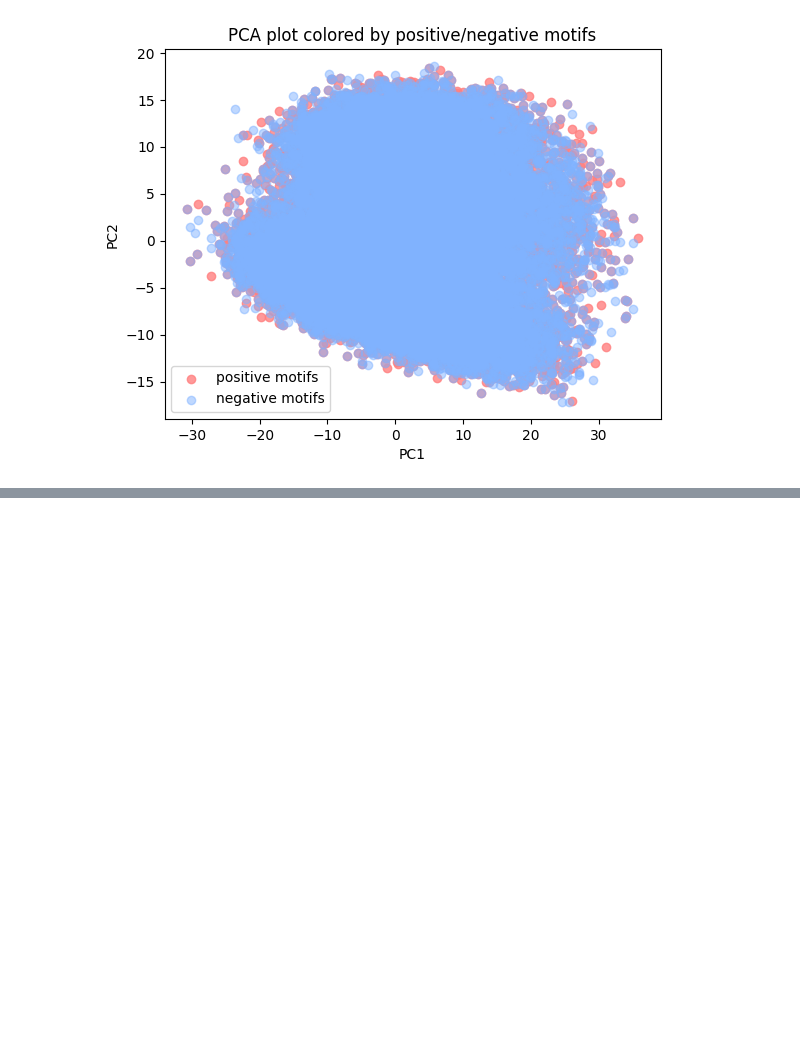
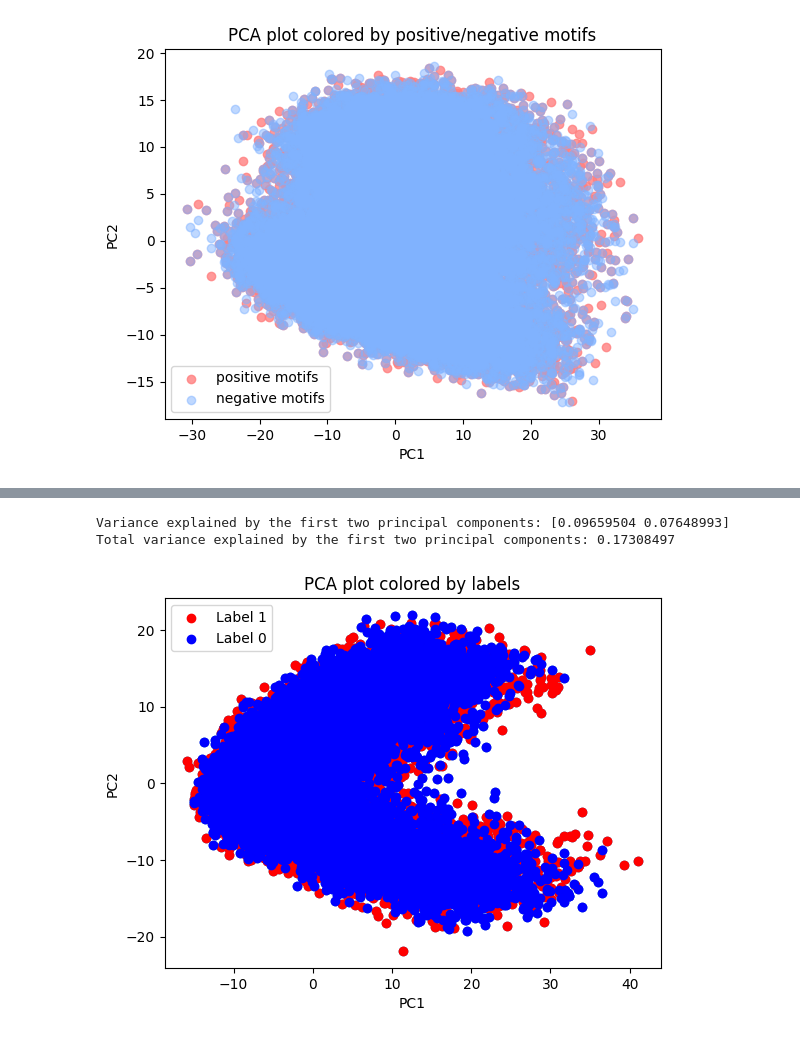
Before and after one commit to ninasachdev/QCB557_project, a Jupyter notebook: make_dict.ipynb, the cells around one changed output, grey strips where cells are left out. Cells and saved outputs as stored; diff of their text form; code cells hidden in the pictures; blank space fills up the shorter version.

Commit message:
color PCA and UMAP plots by label and motif updated with hidden states

```diff
--- a/make_dict.ipynb
+++ b/make_dict.ipynb
@@ -518,0 +532,10 @@ plt.show()
+# %%
+hidden_states_list = []
+for seq,data in results_dict.items():
+    hidden_states = data['hidden_states'][0]
+    average_hidden_states = np.mean(hidden_states, axis=0)
+    hidden_states_list.append(average_hidden_states)
+# %%
+hidden_states_df = pd.DataFrame(hidden_states_list)
+hidden_states_df.index = list(results_dict.keys())
+hidden_states_df.columns = [f'token{x}' for x in range(hidden_states_df.shape[1])]
@@ -518,0 +560,24 @@ plt.show()
+# %%
+#perform PCA on hidden states matrix
+from sklearn.decomposition import PCA
+from sklearn.preprocessing import StandardScaler
+
+# Standardize the features
+scaler = StandardScaler()
+scaled_data = scaler.fit_transform(hidden_states_df)
+
+# Perform PCA
+pca = PCA(n_components=2)  # You can change the number of components as needed
+principal_components = pca.fit_transform(scaled_data)
+
+PC_df = pd.DataFrame(data=principal_components, columns=['PC1', 'PC2'])
+PC_df.index = hidden_states_df.index
+# %%
+variance_ratio = pca.explained_variance_ratio_
+variance_explained = variance_ratio.sum()
+
+print("Variance explained by the first two principal components:", variance_ratio)
+print("Total variance explained by the first two principal components:", variance_explained)
+# %% [output]
+Variance explained by the first two principal components: [0.09659504 0.07648993]
+Total variance explained by the first two principal components: 0.17308497
@@ -518,0 +592,20 @@ plt.show()
+# %%
+# Scatter plot PC1 and PC2
+plt.scatter(PC_df['PC1'], PC_df['PC2'])
+
+# Color sequences with label 1
+plt.scatter(PC_df.loc[seqs_1_index_list]['PC1'], PC_df.loc[seqs_1_index_list]['PC2'], c='red', label='Label 1')
+
+# Color sequences with labacel 0
+plt.scatter(PC_df.loc[seqs_0_index_list]['PC1'], PC_df.loc[seqs_0_index_list]['PC2'], c='blue', label='Label 0')
+
+# Add labels and legend
+plt.xlabel('PC1')
+plt.ylabel('PC2')
+plt.title('PCA plot colored by labels')
+plt.legend()
+
+# Show plot
+plt.show()
+# %% [output]
+[figure, added]
```
Also changed, not shown: parts of 12 cells of this notebook.
